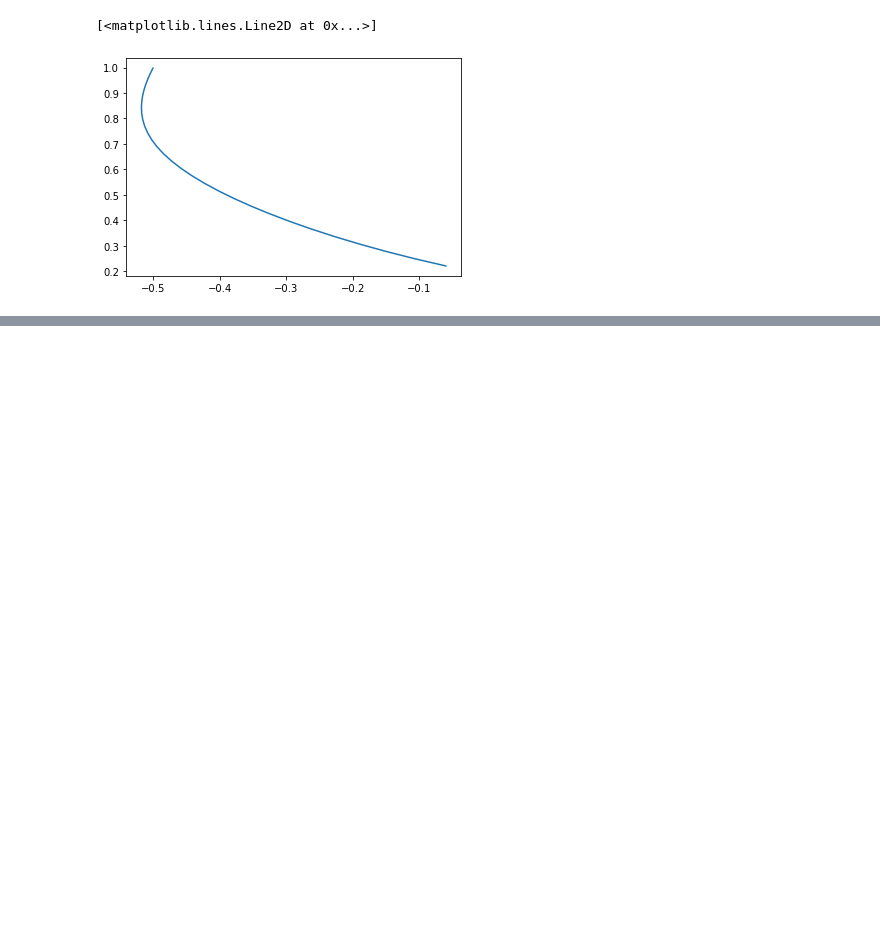
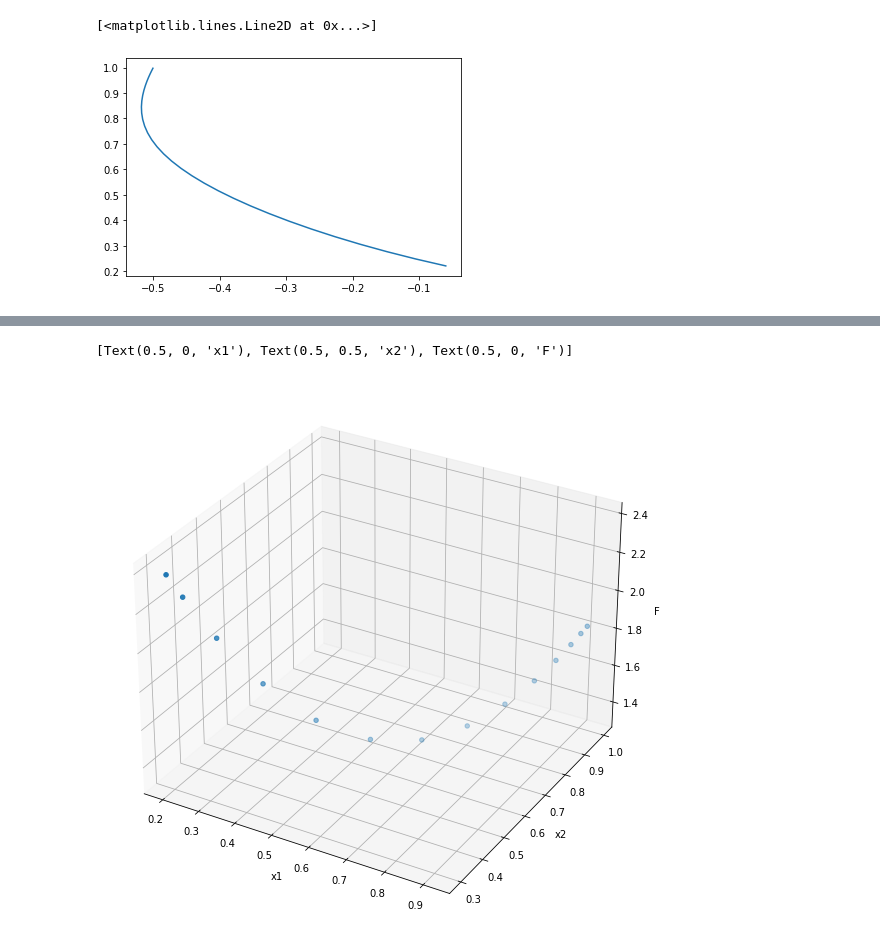
Before and after one commit to farqlia/MSiD, a Jupyter notebook: notebooks/Gradientowe metody opt.ipynb, the cells around one changed output, grey strips where cells are left out. Cells and saved outputs as stored; diff of their text form; code cells hidden in the pictures; blank space fills up the shorter version.

Commit message:
constraint optimization

```diff
--- a/notebooks/Gradientowe metody opt.ipynb
+++ b/notebooks/Gradientowe metody opt.ipynb
@@ -271,0 +362,12 @@ plt.plot(points[:n_points, 0], points[:n_points, 1])
+# %%
+start_c = 1
+def update_rate(r, i):
+    return i
+
+with open(os.path.join(DATA_DIR, f"ex3_constraint.txt"), mode='w') as f:
+    fun1 = func(start_c, update_rate, f)
+    grad1 = gradient(start_c, update_rate, f)
+    x_start = 0.7
+    result = steepest_descent_with_contraint(fun1, grad1, 0.01, x_start, partial(stop, error=0.01), write_to=f,
+                                        max_iter=300)
+    print(result)
@@ -271,0 +590,20 @@ plt.plot(points[:n_points, 0], points[:n_points, 1])
+# %%
+x, y, z = (zip(*results))
+x, y, z = np.array(x), np.array(y), np.array(z)
+# x, y = np.meshgrid(x, y)
+
+fig, ax = plt.subplots(subplot_kw={'projection': '3d'}, figsize=(10, 10))
+
+# ls = LightSource(270, 45)
+
+# rgb = ls.shade(z, cmap=cm.gist_earth, vert_exag=0.1, blend_mode='soft')
+
+ax.scatter3D(x, y, z, cmap='cividis')
+ax.set(
+    xlabel='x1',
+    ylabel='x2',
+    zlabel='F'
+)
+# %% [output]
+[Text(0.5, 0, 'x1'), Text(0.5, 0.5, 'x2'), Text(0.5, 0, 'F')]
+[figure, added]
```
Also changed, not shown: parts of 21 cells of this notebook, 9 other files.
